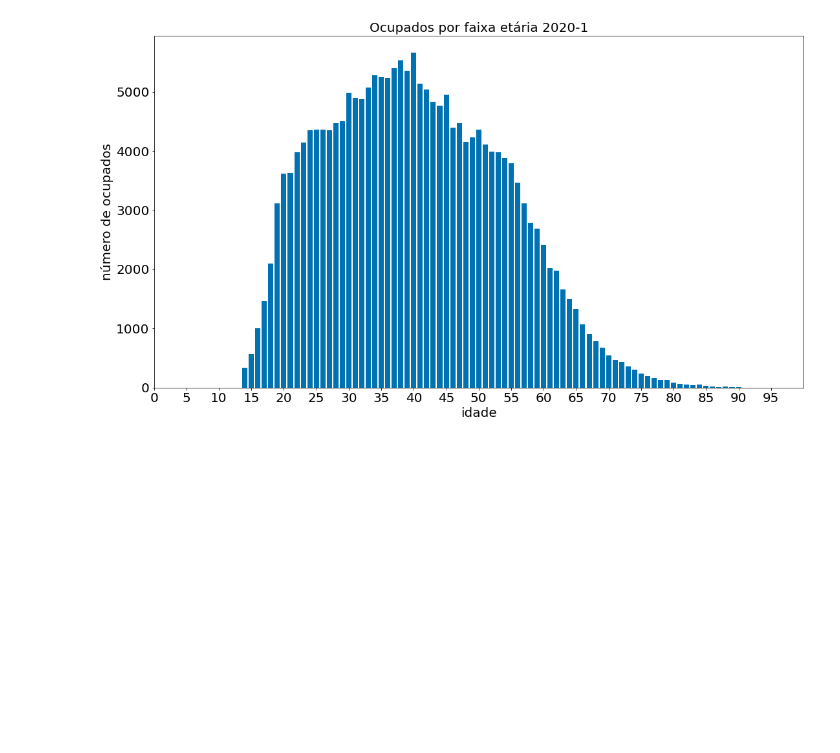
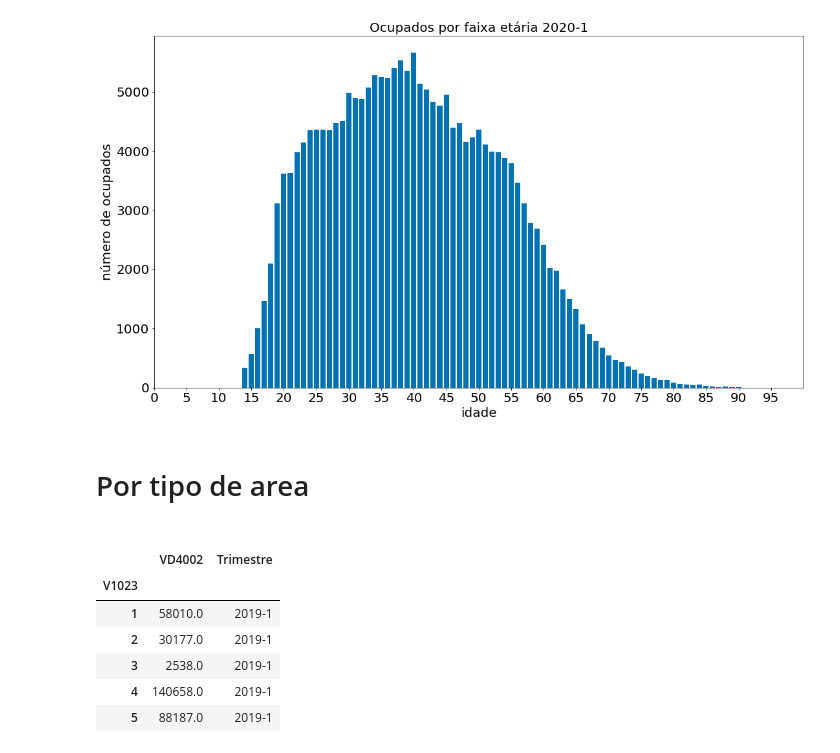
Before and after one commit to martimallow/CovidDataAnalytics, a Jupyter notebook: #6.ipynb, the cells around one changed output. Cells and saved outputs as stored; diff of their text form; code cells hidden in the pictures; blank space fills up the shorter version.

```diff
--- a/#6.ipynb
+++ b/#6.ipynb
@@ -193,3 +212,5 @@ plt.show()
 [figure]
 [figure]
 [figure]
+# %% [markdown]
+<h1>Por tipo de area<h1>
@@ -195,0 +224,13 @@ plt.show()
+# %%
+regiao2019_1 = p2019_1[['V1023', 'VD4002']][p2019_1['VD4002'] == 1].groupby('V1023').sum()
+regiao2019_1.loc['5'] = regiao2019_1.iloc[0:2].sum(numeric_only=True)
+regiao2019_1['Trimestre'] = '2019-1'
+regiao2019_1
+# %% [output]
+|  | VD4002 | Trimestre |
+| V1023 |  |  |
+| 1 | 58010.0 | 2019-1 |
+| 2 | 30177.0 | 2019-1 |
+| 3 | 2538.0 | 2019-1 |
+| 4 | 140658.0 | 2019-1 |
+| 5 | 88187.0 | 2019-1 |
```
Also changed, not shown: parts of 12 cells of this notebook.
